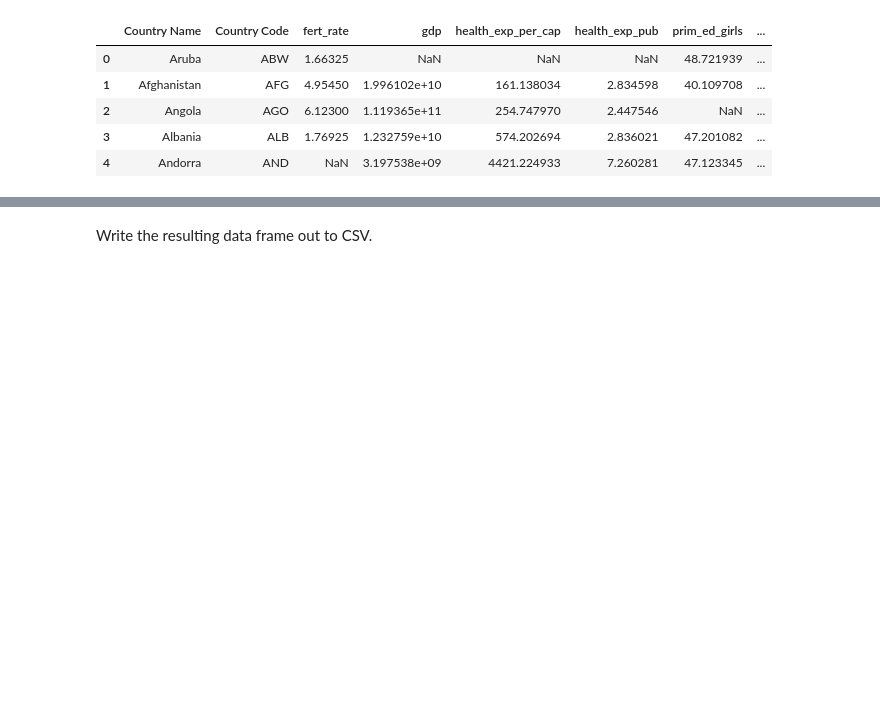
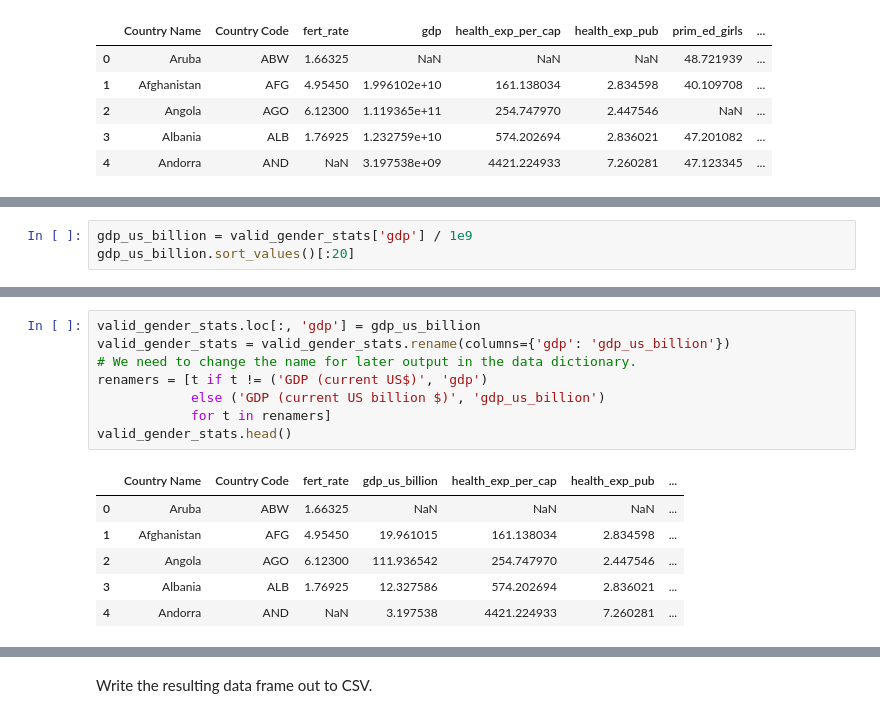
Before and after one commit to matthew-brett/dsfe, a Jupyter notebook: data/make_gender_stats.ipynb, the cells around one changed output, grey strips where cells are left out. Drawn from its saved outputs; the diff is of its cells as text; blank space fills up the shorter version.

Commit message:
Update gender statistics notebook

```diff
--- a/data/make_gender_stats.ipynb
+++ b/data/make_gender_stats.ipynb
@@ -426,0 +429,3 @@ valid_gender_stats.head()
+# %%
+gdp_us_billion = valid_gender_stats['gdp'] / 1e9
+gdp_us_billion.sort_values()[:20]
@@ -426,0 +450,15 @@ valid_gender_stats.head()
+# %%
+valid_gender_stats.loc[:, 'gdp'] = gdp_us_billion
+valid_gender_stats = valid_gender_stats.rename(columns={'gdp': 'gdp_us_billion'})
+# We need to change the name for later output in the data dictionary.
+renamers = [t if t != ('GDP (current US$)', 'gdp')
+            else ('GDP (current US billion $)', 'gdp_us_billion')
+            for t in renamers]
+valid_gender_stats.head()
+# %% [output]
+|  | Country Name | Country Code | fert_rate | gdp_us_billion | health_exp_per_cap | health_exp_pub | ... |
+| 0 | Aruba | ABW | 1.66325 | NaN | NaN | NaN | ... |
+| 1 | Afghanistan | AFG | 4.95450 | 19.961015 | 161.138034 | 2.834598 | ... |
+| 2 | Angola | AGO | 6.12300 | 111.936542 | 254.747970 | 2.447546 | ... |
+| 3 | Albania | ALB | 1.76925 | 12.327586 | 574.202694 | 2.836021 | ... |
+| 4 | Andorra | AND | NaN | 3.197538 | 4421.224933 | 7.260281 | ... |
```
Also changed, not shown: parts of 6 cells of this notebook, 1 other file.
